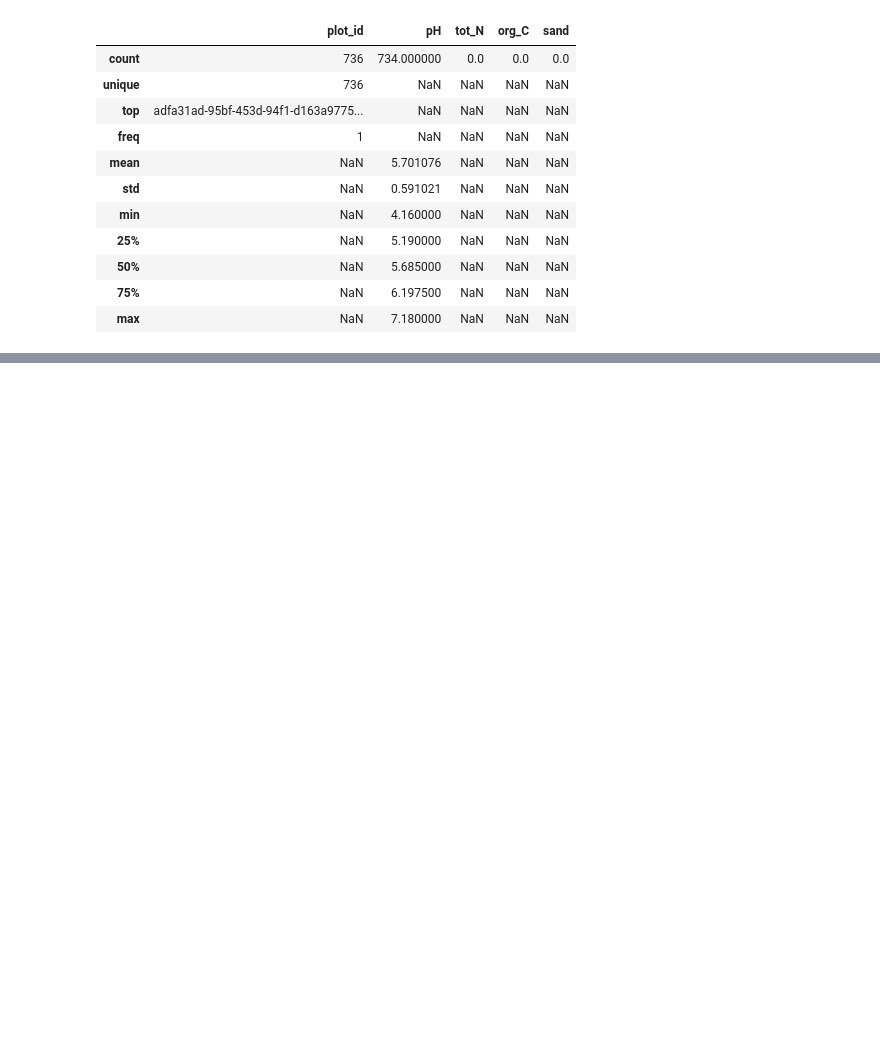
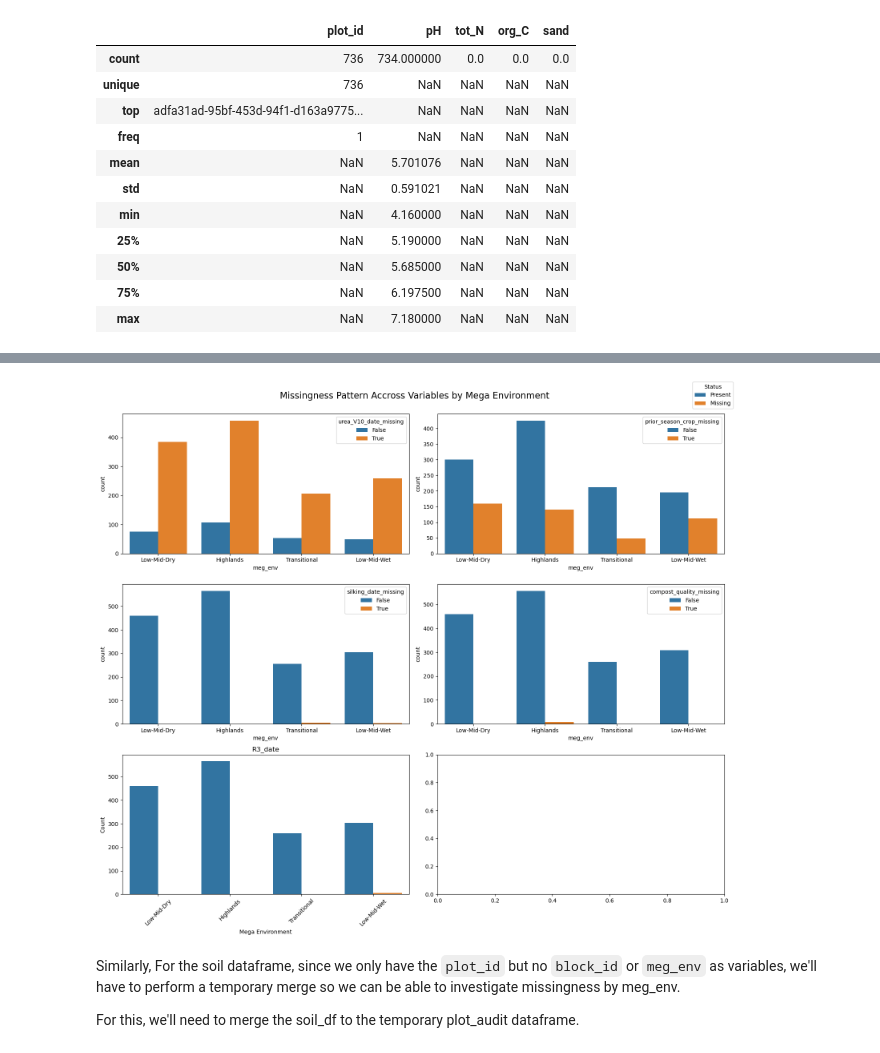
Before and after one commit to Vin-Okumu/maize-yield-optimization-rwanda, a Jupyter notebook: notebooks/01_data_audit.ipynb, the cells around one changed output, grey strips where cells are left out. Saved outputs shown, nothing was run; the diff lists cells and outputs as text; code cells hidden in the pictures; blank space fills up the shorter version.

```diff
--- a/notebooks/01_data_audit.ipynb
+++ b/notebooks/01_data_audit.ipynb
@@ -263,4 +360,18 @@ soil_df['ph_missing'] = soil_df['pH'].isnull().astype(int)
 # %%
-soil_df.groupby(
-    'ph_missing'
-    )['meg_env']
+plot_missing_vars = ['urea_V10_date','prior_season_crop','silking_date',
+                     'compost_quality','R3_date']
+# %%
+for var in plot_missing_vars:
+
+    # Creating missing indicator
+    plot_audit[f'{var}_missing'] = plot_audit[var].isnull()
+
+    print(f"\n{'='*50}")
+    print(f"missingness Pattern for: {var}")
+    print(f"{'='*50}")
+
+    output = (
+        plot_audit.groupby(f'{var}_missing')['meg_env']
+        .value_counts(dropna = False)
+    )
+    print(output)
@@ -266,0 +396,49 @@ soil_df.groupby(
+# %%
+# Create a grid
+fig, axes = plt.subplots(
+    nrows = 3,
+    ncols = 2,
+    figsize = (16,14)
+)
+axes = axes.flatten()
+for i, var in enumerate(plot_missing_vars):
+    # Missingness indicator
+    plot_audit[f'{var}_missing'] = plot_audit[var].isnull()
+
+    sns.countplot(
+        data = plot_audit,
+        x = 'meg_env',
+        hue = f'{var}_missing',
+        ax = axes[i]
+)
+axes[i].set_title(f'{var}')
+axes[i].set_xlabel('Mega Environment')
+axes[i].set_ylabel('Count')
+axes[i].tick_params(axis = 'x', rotation = 45)
+
+# Remove individual legends
+axes[i].legend_.remove()
+
+# Create one share legend
+handles, labels = axes[0].get_legend_handles_labels()
+fig.legend(
+    handles,
+    ['Present','Missing'],
+    title = 'Status',
+    loc = 'upper right'
+)
+
+plt.suptitle(
+    'Missingness Pattern Accross Variables by Mega Environment',
+    fontsize = 16
+)
+
+plt.tight_layout()
+plt.subplots_adjust(top = 0.94)
+plt.show()
+# %% [output]
+[figure, added]
+# %% [markdown]
+Similarly, For the soil dataframe, since we only have the `plot_id` but no `block_id` or `meg_env` as variables, we'll have to perform a temporary merge so we can be able to investigate missingness by meg_env.
+
+For this, we'll need to merge the soil_df to the temporary plot_audit dataframe.
```
Also changed, not shown: parts of 43 cells of this notebook.
